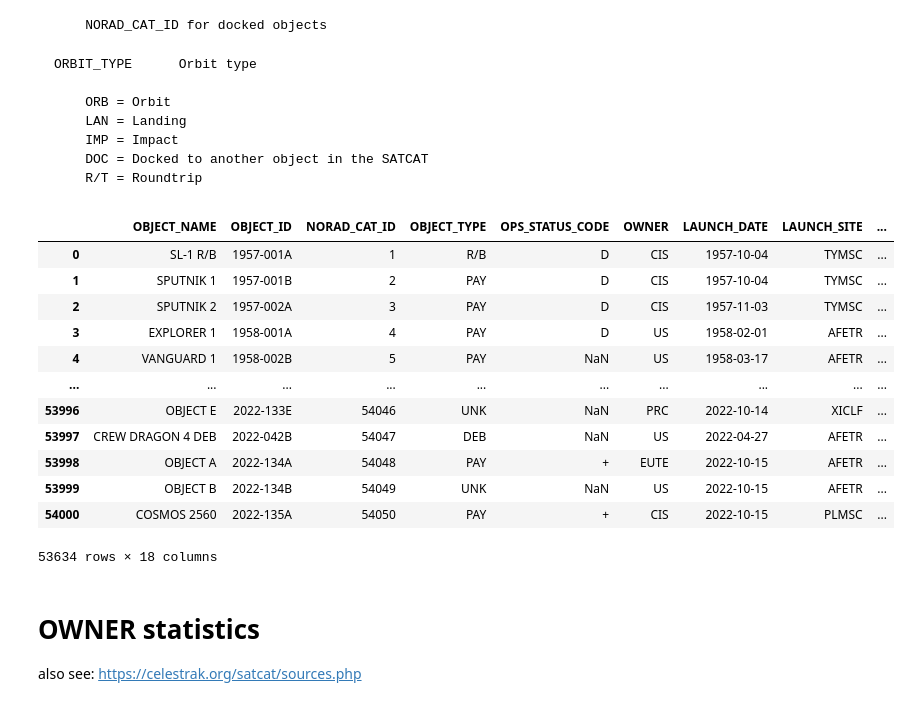
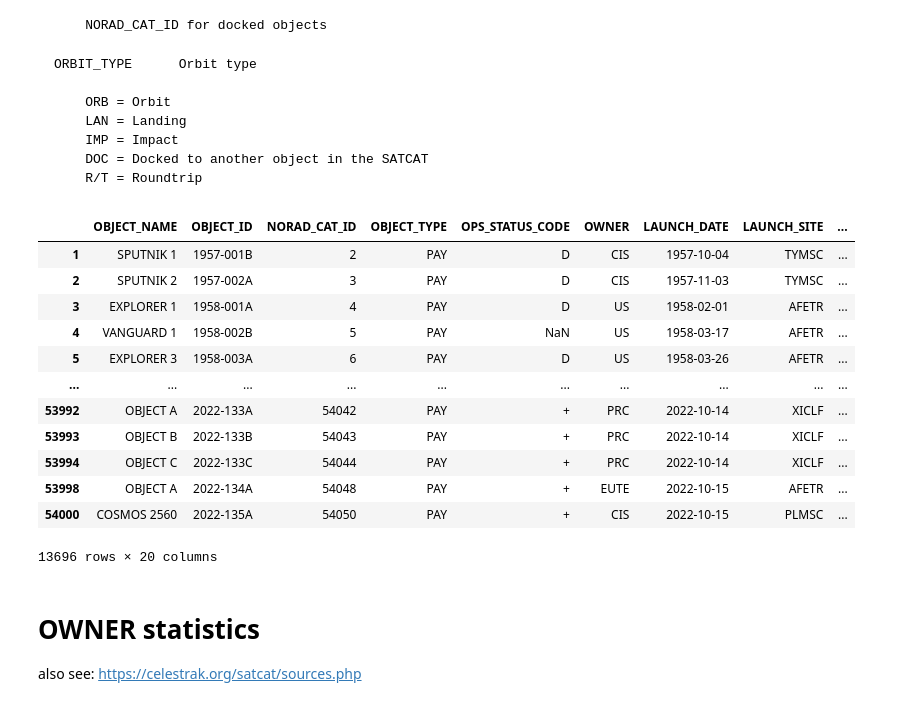
Before and after one commit to Rakagami/datascience_satellites_and_me, a Jupyter notebook: notebook.ipynb, the cells around one changed output. Drawn from its saved outputs; the diff is of its cells as text; code cells hidden in the pictures.

````diff
--- a/notebook.ipynb
+++ b/notebook.ipynb
@@ -116,36 +116,58 @@ ORBIT_TYPE		Orbit type
     DOC = Docked to another object in the SATCAT
     R/T = Roundtrip
 ```
+# %%
+# Helper Functions
+
+def classify_orbit(altitude_km):
+    """Classifies orbit based on altitude.
+    """
+    if(altitude_km < 2000):
+        return "LEO" # Low Earth Orbit
+    elif(altitude_km < 35786):
+        return "MEO" # Medium Earth Orbit
+    else:
+        return "GSO" # Geosynchronous Orbit
 # %%
 import pandas as pd
 
-# https://celestrak.org/satcat/search.php
+# Make sure to execute `download_satcat.sh` first
 df = pd.read_csv("satcat.csv")
 
 # Filter to Earth Orbit Center
 df = df[df["ORBIT_CENTER"] == "EA"]
 
+# Only consider satellite with payload
+df = df[df["OBJECT_TYPE"] == "PAY"]
+
 # Convert Dates to a pandas timestamp
 df["LAUNCH_DATE"] = pd.to_datetime(df["LAUNCH_DATE"], format='%Y-%m-%d')
 df["DECAY_DATE"] = pd.to_datetime(df["DECAY_DATE"], format='%Y-%m-%d')
 
+# Create new column called LAUNCH_YEAR
 df["LAUNCH_YEAR"] = df.apply(lambda row: row["LAUNCH_DATE"].year, axis=1)
 
+# Create Orbit Class distrinction
+df["ORBIT_CLASS"] = df.apply(lambda row: classify_orbit(row["APOGEE"]), axis=1)
+
+# Create Object Class
+df["OBJECT_CLASS"] = df.apply(lambda row: row["OBJECT_NAME"].split(" ")[0].split("-")[0], axis=1)
+
 df
 # %% [output]
 |  | OBJECT_NAME | OBJECT_ID | NORAD_CAT_ID | OBJECT_TYPE | OPS_STATUS_CODE | OWNER | LAUNCH_DATE | LAUNCH_SITE | ... |
-| 0 | SL-1 R/B | 1957-001A | 1 | R/B | D | CIS | 1957-10-04 | TYMSC | ... |
 | 1 | SPUTNIK 1 | 1957-001B | 2 | PAY | D | CIS | 1957-10-04 | TYMSC | ... |
 | 2 | SPUTNIK 2 | 1957-002A | 3 | PAY | D | CIS | 1957-11-03 | TYMSC | ... |
 | 3 | EXPLORER 1 | 1958-001A | 4 | PAY | D | US | 1958-02-01 | AFETR | ... |
 | 4 | VANGUARD 1 | 1958-002B | 5 | PAY | NaN | US | 1958-03-17 | AFETR | ... |
+| 5 | EXPLORER 3 | 1958-003A | 6 | PAY | D | US | 1958-03-26 | AFETR | ... |
 | ... | ... | ... | ... | ... | ... | ... | ... | ... | ... |
-| 53996 | OBJECT E | 2022-133E | 54046 | UNK | NaN | PRC | 2022-10-14 | XICLF | ... |
-| 53997 | CREW DRAGON 4 DEB | 2022-042B | 54047 | DEB | NaN | US | 2022-04-27 | AFETR | ... |
+| 53992 | OBJECT A | 2022-133A | 54042 | PAY | + | PRC | 2022-10-14 | XICLF | ... |
+| 53993 | OBJECT B | 2022-133B | 54043 | PAY | + | PRC | 2022-10-14 | XICLF | ... |
+| 53994 | OBJECT C | 2022-133C | 54044 | PAY | + | PRC | 2022-10-14 | XICLF | ... |
 | 53998 | OBJECT A | 2022-134A | 54048 | PAY | + | EUTE | 2022-10-15 | AFETR | ... |
-| 53999 | OBJECT B | 2022-134B | 54049 | UNK | NaN | US | 2022-10-15 | AFETR | ... |
 | 54000 | COSMOS 2560 | 2022-135A | 54050 | PAY | + | CIS | 2022-10-15 | PLMSC | ... |
-53634 rows × 18 columns
+13696 rows × 20 columns
 # %% [markdown]
 # OWNER statistics
 
````
Also changed, not shown: parts of 23 cells of this notebook, 1 other file.
